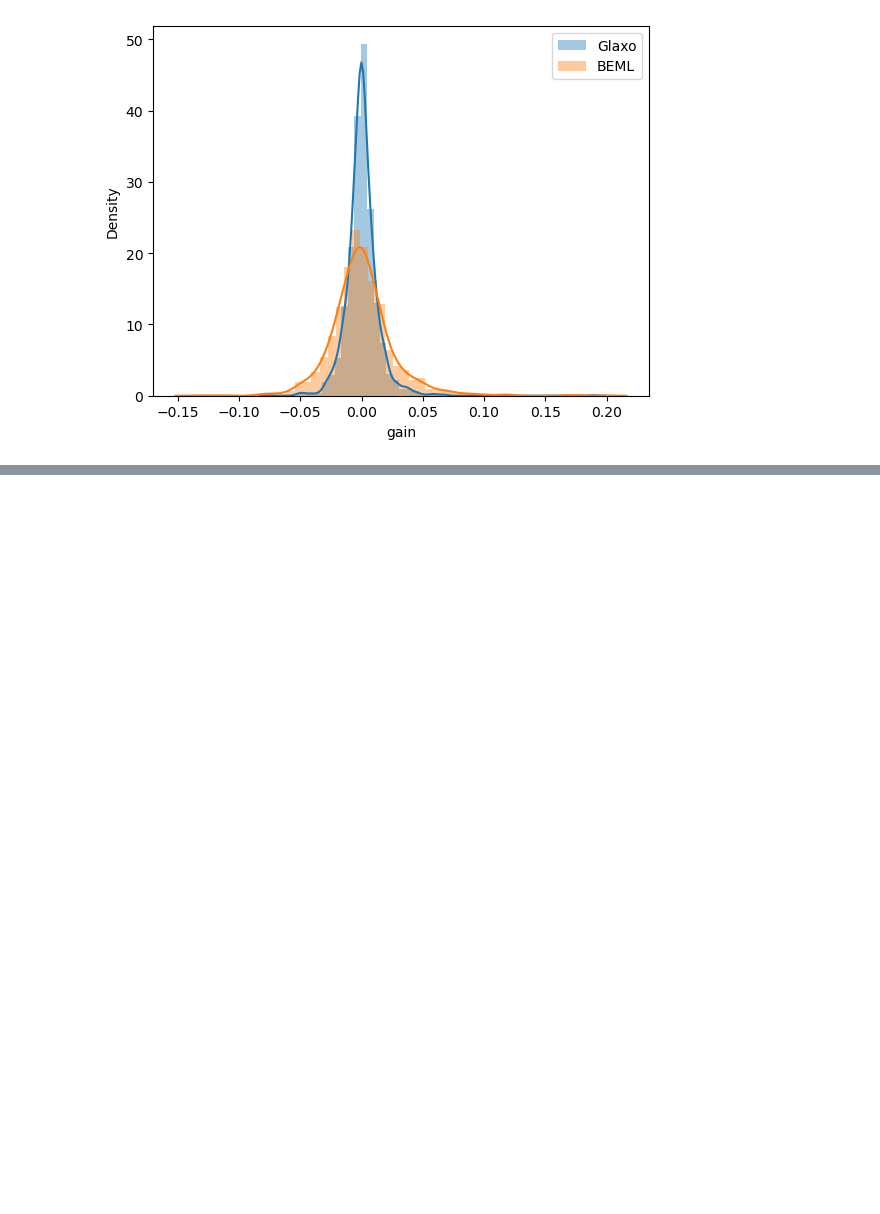
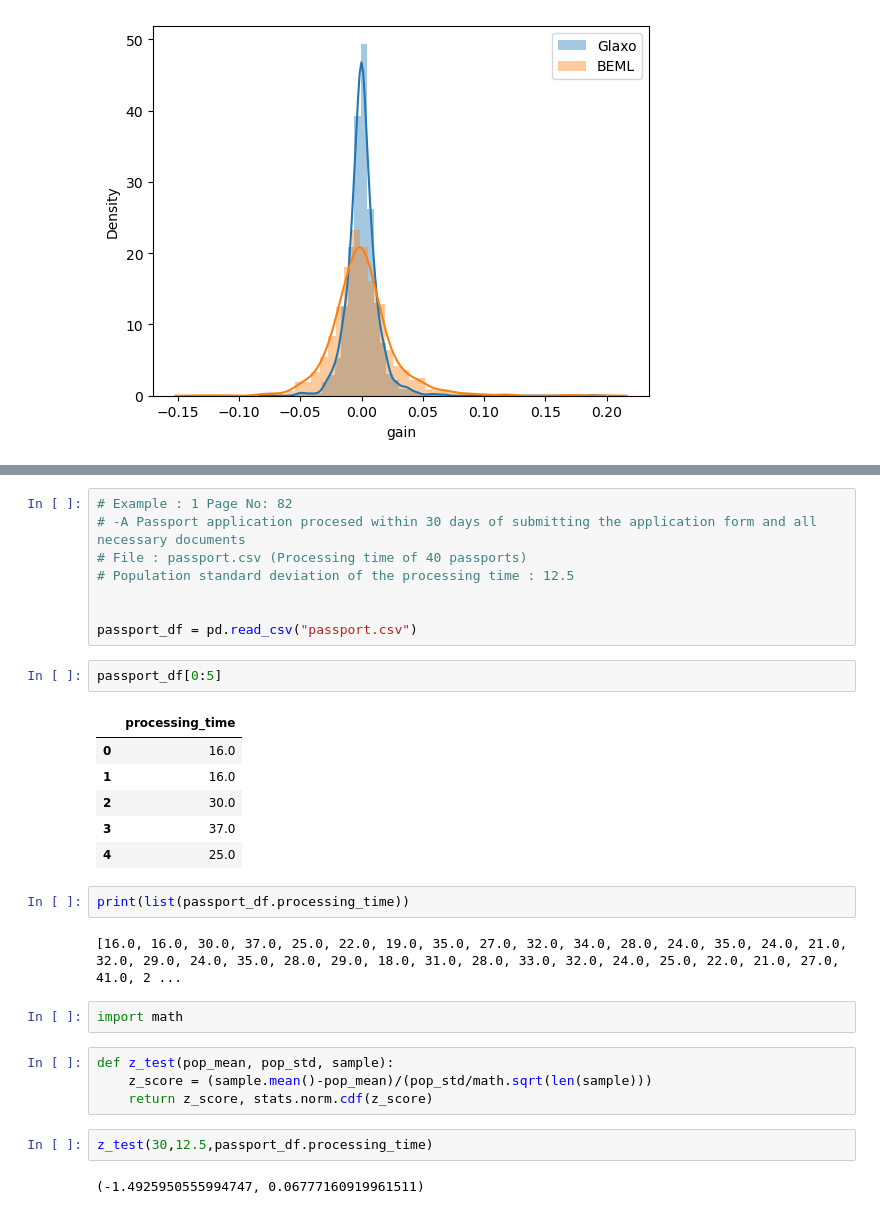
Before and after one commit to aryansanchiya/ML2, a Jupyter notebook: Cha - 02 - Probability Dist. & Hypothesis Tests.ipynb, the cells around one changed output, grey strips where cells are left out. Saved outputs shown, nothing was run; the diff lists cells and outputs as text; blank space fills up the shorter version.

```diff
--- a/Cha - 02 - Probability Dist. & Hypothesis Tests.ipynb
+++ b/Cha - 02 - Probability Dist. & Hypothesis Tests.ipynb
@@ -490,0 +524,31 @@ Proba. of making 2% PROFIT or more OF BEML:  0.22769829484075355
+# %%
+# Example : 1 Page No: 82
+# -A Passport application procesed within 30 days of submitting the application form and all necessary documents
+# File : passport.csv (Processing time of 40 passports)
+# Population standard deviation of the processing time : 12.5
+
+
+passport_df = pd.read_csv("passport.csv")
+# %%
+passport_df[0:5]
+# %% [output]
+|  | processing_time |
+| 0 | 16.0 |
+| 1 | 16.0 |
+| 2 | 30.0 |
+| 3 | 37.0 |
+| 4 | 25.0 |
+# %%
+print(list(passport_df.processing_time))
+# %% [output]
+[16.0, 16.0, 30.0, 37.0, 25.0, 22.0, 19.0, 35.0, 27.0, 32.0, 34.0, 28.0, 24.0, 35.0, 24.0, 21.0, 32.0, 29.0, 24.0, 35.0, 28.0, 29.0, 18.0, 31.0, 28.0, 33.0, 32.0, 24.0, 25.0, 22.0, 21.0, 27.0, 41.0, 2 ...
+# %%
+import math
+# %%
+def z_test(pop_mean, pop_std, sample):
+    z_score = (sample.mean()-pop_mean)/(pop_std/math.sqrt(len(sample)))
+    return z_score, stats.norm.cdf(z_score)
+# %%
+z_test(30,12.5,passport_df.processing_time)
+# %% [output]
+(-1.4925950555994747, 0.06777160919961511)
```
Also changed, not shown: parts of 43 cells of this notebook, 3 other files.
